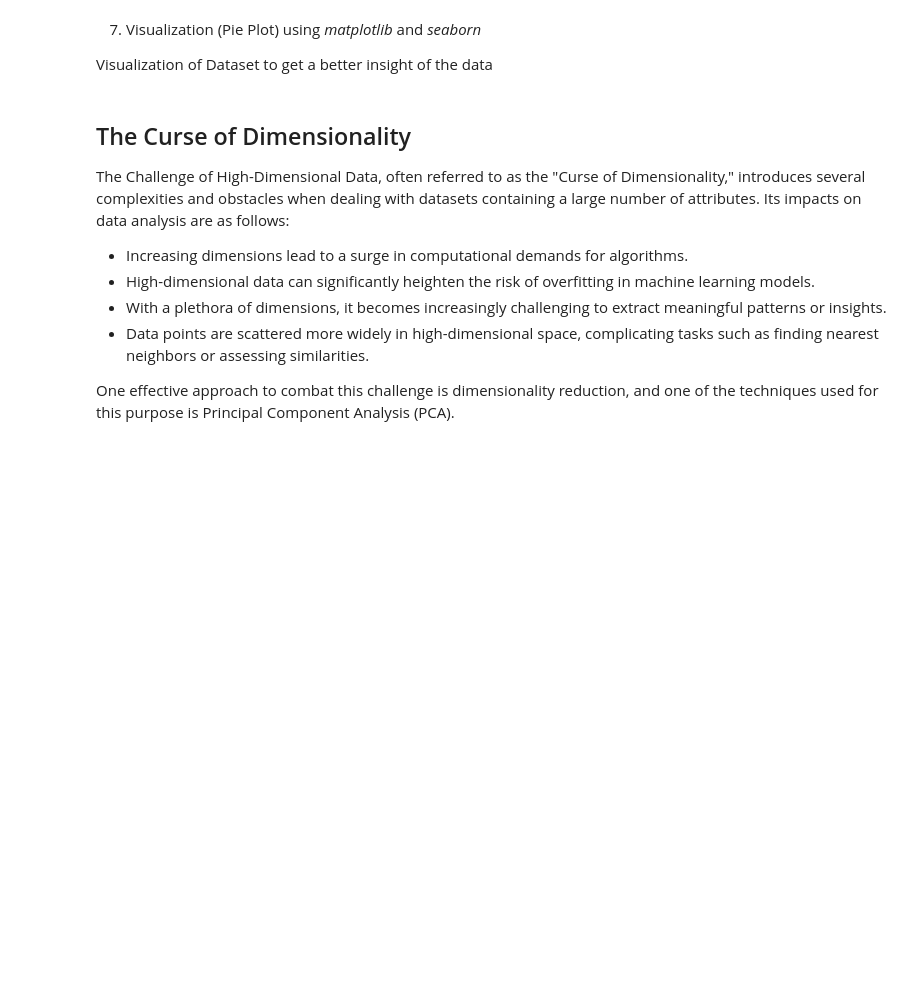
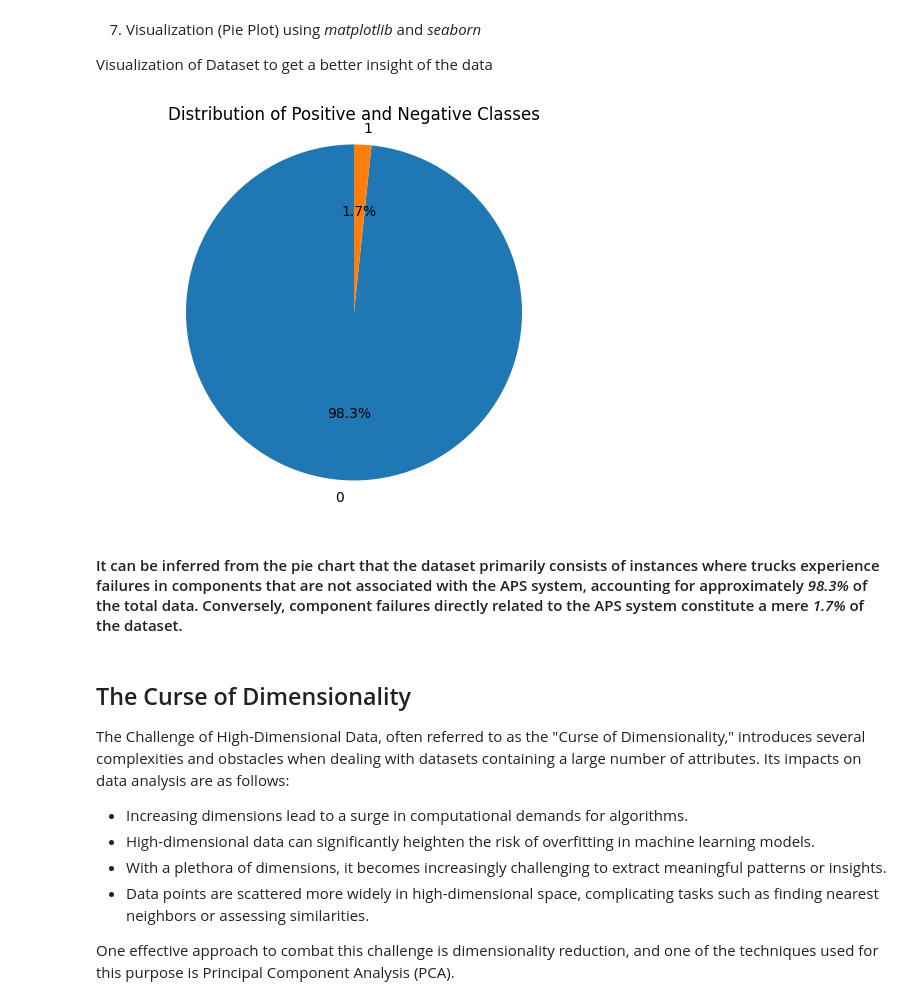
Before and after one commit to khan-cct-college-dublin/AfaqAhmad_DPrepHDip_CA1, a Jupyter notebook: AfaqAhmad_DPrepHDip_CA1.ipynb, the cells around one changed output. Drawn from its saved outputs; the diff is of its cells as text; code cells hidden in the pictures; blank space fills up the shorter version.

```diff
--- a/AfaqAhmad_DPrepHDip_CA1.ipynb
+++ b/AfaqAhmad_DPrepHDip_CA1.ipynb
@@ -85,6 +85,19 @@ for i in data.columns:
 7. Visualization (Pie Plot) using *matplotlib* and *seaborn*
 
 Visualization of Dataset to get a better insight of the data
+# %%
+class_counts = data['class'].value_counts()
+
+# Plot a pie chart
+plt.pie(class_counts, labels=class_counts.index, autopct='%1.1f%%', startangle=90)
+plt.axis('equal')
+
+plt.title('Distribution of Positive and Negative Classes')
+plt.show()
+# %% [output]
+[figure, added]
+# %% [markdown]
+#### It can be inferred from the pie chart that the dataset primarily consists of instances where trucks experience failures in components that are not associated with the APS system, accounting for approximately *98.3%* of the total data. Conversely, component failures directly related to the APS system constitute a mere *1.7%* of the dataset.
 # %% [markdown]
 ## The Curse of Dimensionality
 
```
